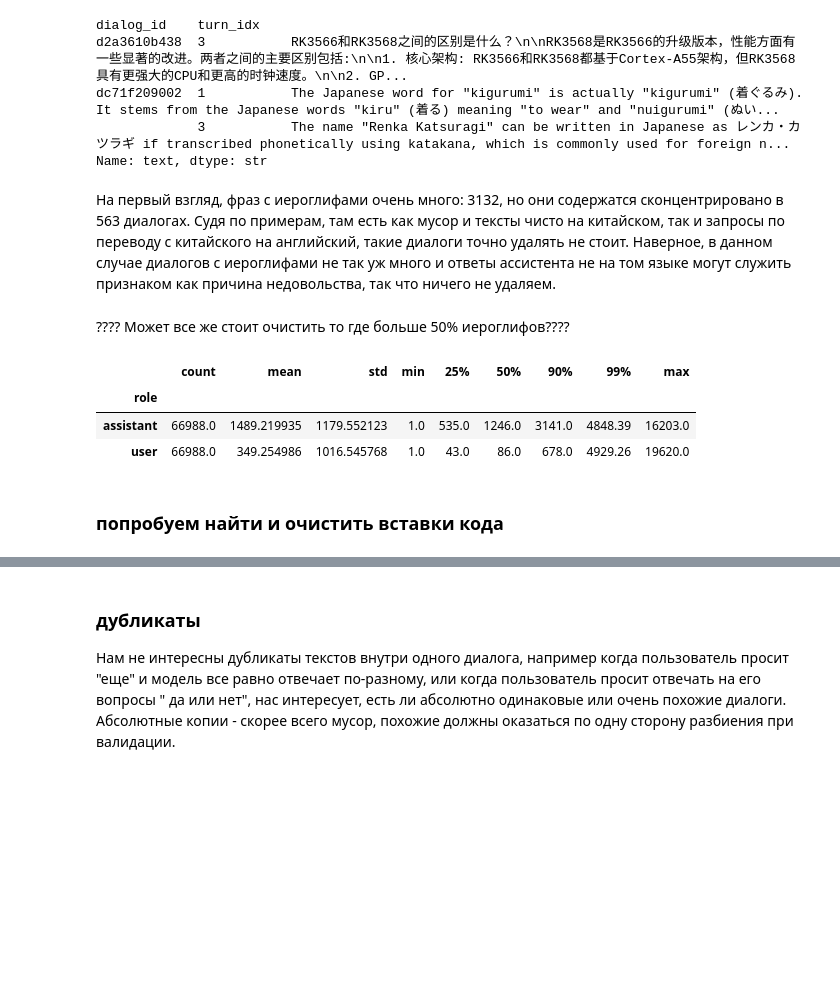
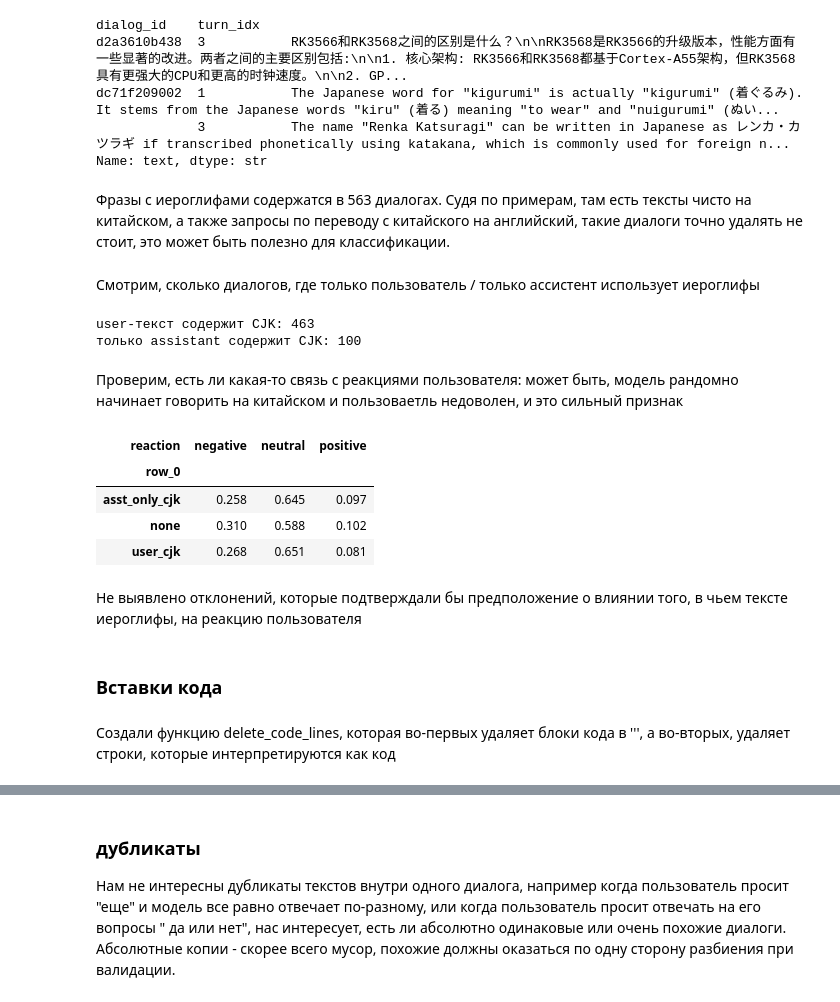
Before and after one commit to Half-Head/ML_homework, a Jupyter notebook: hw1/1_eda.ipynb, the cells around one changed output, grey strips where cells are left out. Saved outputs shown, nothing was run; the diff lists cells and outputs as text; code cells hidden in the pictures; blank space fills up the shorter version.

```diff
--- a/hw1/1_eda.ipynb
+++ b/hw1/1_eda.ipynb
@@ -200,19 +242,40 @@ d2a3610b438  3           RK3566和RK3568之间的区别是什么？\n\nRK3568是
 dc71f209002  1           The Japanese word for "kigurumi" is actually "kigurumi" (着ぐるみ). It stems from the Japanese words "kiru" (着る) meaning "to wear" and "nuigurumi" (ぬい...
              3           The name "Renka Katsuragi" can be written in Japanese as レンカ・カツラギ if transcribed phonetically using katakana, which is commonly used for foreign n...
 Name: text, dtype: str
+# %% [markdown]
+Фразы с иероглифами содержатся в 563 диалогах. Судя по примерам, там есть тексты чисто на китайском, а также запросы по переводу с китайского на английский, такие диалоги точно удалять не стоит, это может быть полезно для классификации.
+# %% [markdown]
+Смотрим, сколько диалогов, где только пользователь / только ассистент использует иероглифы
+# %%
+cjk_by_dialog = turns_df.groupby(["dialog_id", "role"])["has_cjk"].any().unstack(fill_value=False)
+user_cjk = cjk_by_dialog["user"]
+asst_cjk = cjk_by_dialog["assistant"]
+
+asst_only = (~user_cjk) & asst_cjk
+print(f"user-текст содержит CJK: {user_cjk.sum()}")
+print(f"только assistant содержит CJK: {asst_only.sum()}")
+# %% [output]
+user-текст содержит CJK: 463
+только assistant содержит CJK: 100
+# %% [markdown]
+Проверим, есть ли какая-то связь с реакциями пользователя: может быть, модель рандомно начинает говорить на китайском и пользоваетль недоволен, и это сильный признак
+# %%
+cjk_role = pd.Series("none", index=labeled_reactions.index)
+cjk_role[labeled_reactions.index.isin(user_cjk[user_cjk].index)] = "user_cjk"
+cjk_role[labeled_reactions.index.isin(asst_only[asst_only].index)] = "asst_only_cjk"
+pd.crosstab(cjk_role, labeled_reactions["reaction"], normalize="index").round(3) # таблица сопряженности с реакциями
+# %% [output]
+| reaction | negative | neutral | positive |
+| row_0 |  |  |  |
+| asst_only_cjk | 0.258 | 0.645 | 0.097 |
+| none | 0.310 | 0.588 | 0.102 |
+| user_cjk | 0.268 | 0.651 | 0.081 |
 # %% [markdown]
-На первый взгляд, фраз с иероглифами очень много: 3132, но они содержатся сконцентрировано в 563 диалогах. Судя по примерам, там есть как мусор и тексты чисто на китайском, так и запросы по переводу с китайского на английский, такие диалоги точно удалять не стоит. Наверное, в данном случае диалогов с иероглифами не так уж много и ответы ассистента не на том языке могут служить признаком как причина недовольства, так что ничего не удаляем.
+Не выявлено отклонений, которые подтверждали бы предположение о влиянии того, в чьем тексте иероглифы, на реакцию пользователя
-# %% [markdown]
-???? Может все же стоит очистить то где больше 50% иероглифов????
-# %%
-turns_df.groupby("role")["length"].describe(percentiles=[0.25, 0.5, 0.9, 0.99])
-# %% [output]
-|  | count | mean | std | min | 25% | 50% | 90% | 99% | max |
-| role |  |  |  |  |  |  |  |  |  |
-| assistant | 66988.0 | 1489.219935 | 1179.552123 | 1.0 | 535.0 | 1246.0 | 3141.0 | 4848.39 | 16203.0 |
-| user | 66988.0 | 349.254986 | 1016.545768 | 1.0 | 43.0 | 86.0 | 678.0 | 4929.26 | 19620.0 |
 # %% [markdown]
-### попробуем найти и очистить вставки кода
+### Вставки кода
+# %% [markdown]
+Создали функцию delete_code_lines, которая во-первых удаляет блоки кода в ''', а во-вторых, удаляет строки, которые интерпретируются как код
 # %%
 dialogs_df = dialogs_df.assign(
     user_no_code = dialogs_df["user_text"].map(delete_code_lines),
```
Also changed, not shown: parts of 29 cells of this notebook.
